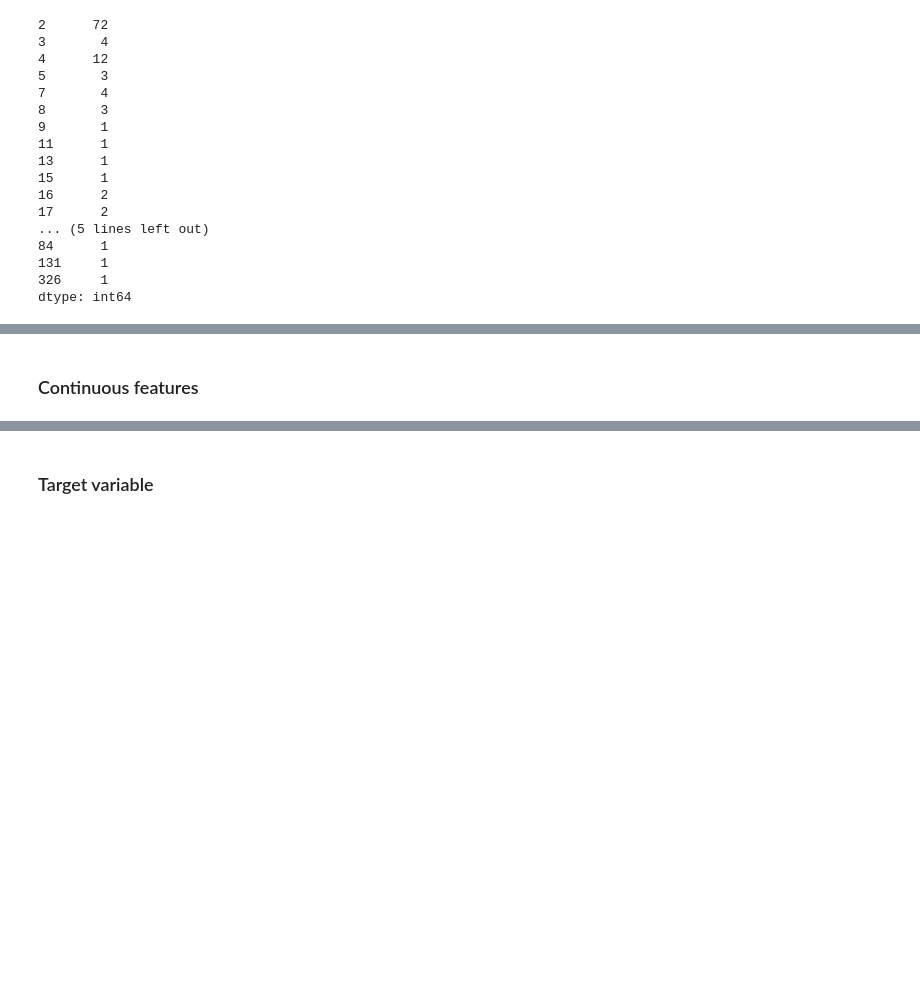
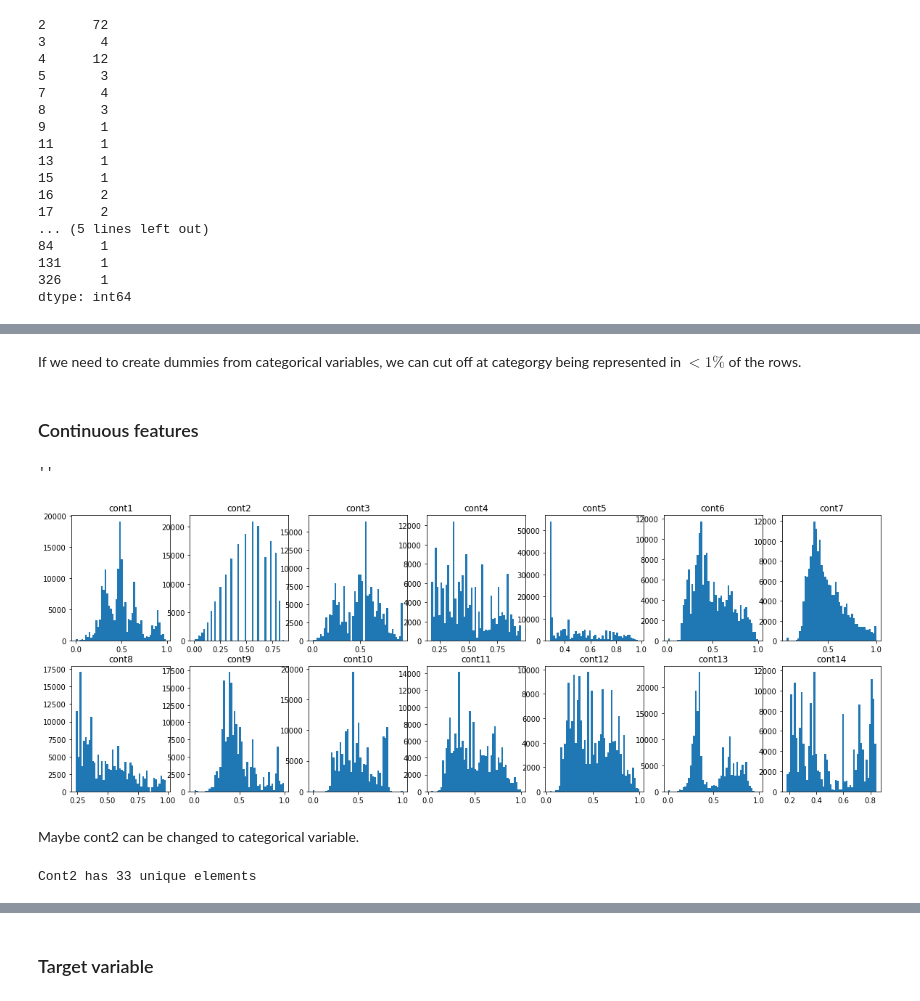
Before and after one commit to WoutAarts/portfolio, a Jupyter notebook: kaggle_insurance.ipynb, the cells around one changed output, grey strips where cells are left out. Cells and saved outputs as stored; diff of their text form; code cells hidden in the pictures; blank space fills up the shorter version.

```diff
--- a/kaggle_insurance.ipynb
+++ b/kaggle_insurance.ipynb
@@ -67,0 +71,5 @@ dtype: int64
+# %%
+for i in cat_nr_series.value_counts().sort_index()[-6:].index:
+    print('Nr of categories: ', i)
+    print('Perc of categories smaller than 1%: ', sum(train[cat_nr_series[cat_nr_series == i].index[0]].value_counts(normalize=1) < 0.01) / i)
+    print()
@@ -68,2 +94,24 @@ dtype: int64
+# %% [markdown]
+If we need to create dummies from categorical variables, we can cut off at categorgy being represented in $<1\%$ of the rows.
 # %% [markdown]
 ### Continuous features
+# %%
+fig, ax = plt.subplots(ncols=7, nrows=2, figsize=(20, 7))
+
+k=0
+for j in range(2):
+    for i in range(7):
+        ax[j,i].hist(train[cont_features[k]], bins=50)
+        ax[j,i].set_title(cont_features[k])
+        k+=1
+;
+# %% [output]
+''
+[figure, added]
+# %% [markdown]
+Maybe cont2 can be changed to categorical variable.
+# %%
+c2_un = train['cont2'].nunique()
+print('Cont2 has {} unique elements'.format(c2_un))
+# %% [output]
+Cont2 has 33 unique elements
```
Also changed, not shown: parts of 15 cells of this notebook.
